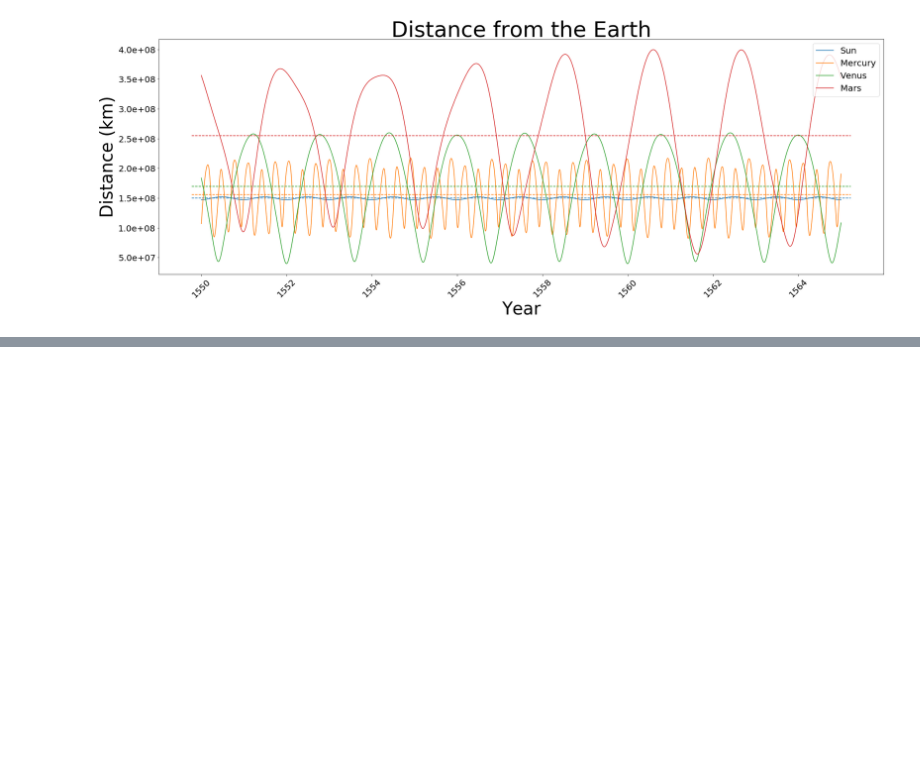
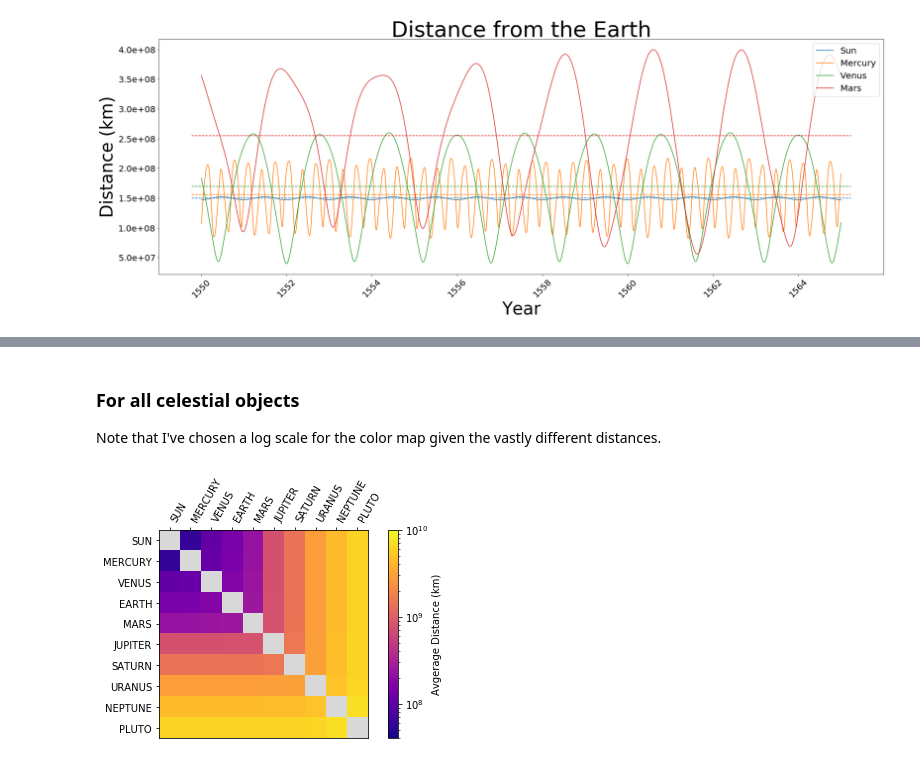
Before and after one commit to mrperkett/example-skyfield-solar-system-calculation, a Jupyter notebook: plot_distances.ipynb, the cells around one changed output, grey strips where cells are left out. Cells and saved outputs as stored; diff of their text form; code cells hidden in the pictures; blank space fills up the shorter version.

Commit message:
Plot average pairwise distances as heatmaps

```diff
--- a/plot_distances.ipynb
+++ b/plot_distances.ipynb
@@ -130,0 +158,35 @@ plt.savefig(out_fp, dpi=300)
+# %% [markdown]
+### For all celestial objects
+
+Note that I've chosen a log scale for the color map given the vastly different distances.
+# %%
+out_fp = "plot-pairwise_distances_heatmap-all.png"
+inp_fp = os.path.join(inp_dir, "mean_pairwise_distances.csv")
+
+# parse file with pairwise distances
+pdists, labels = parse_pairwise_distances_file(inp_fp)
+nice_labels = [label if not label.endswith("_BARYCENTER") else label[:-11] for label in labels]
+
+# plot it
+fig, ax = plt.subplots()
+ax.xaxis.tick_top()
+plt.xticks(rotation=60, ha="left", va="bottom")
+
+vmin = 4.0e7
+vmax = 1.0e10
+my_cmap = matplotlib.cm.get_cmap('plasma')
+my_cmap.set_bad([0.85,]*3)
+plt.imshow(pdists, origin="upper", norm=mpl.colors.LogNorm(vmin=vmin, vmax=vmax), cmap=my_cmap)
+
+
+ax.set_xticks(np.arange(len(nice_labels)))
+ax.set_yticks(np.arange(len(nice_labels)))
+ax.set_xticklabels(nice_labels)
+ax.set_yticklabels(nice_labels)
+
+plt.colorbar(label="Avgerage Distance (km)")
+
+fig.tight_layout()
+plt.savefig(out_fp, dpi=300)
+# %% [output]
+[figure, added]
```
Also changed, not shown: parts of 4 cells of this notebook, 1 other file.
